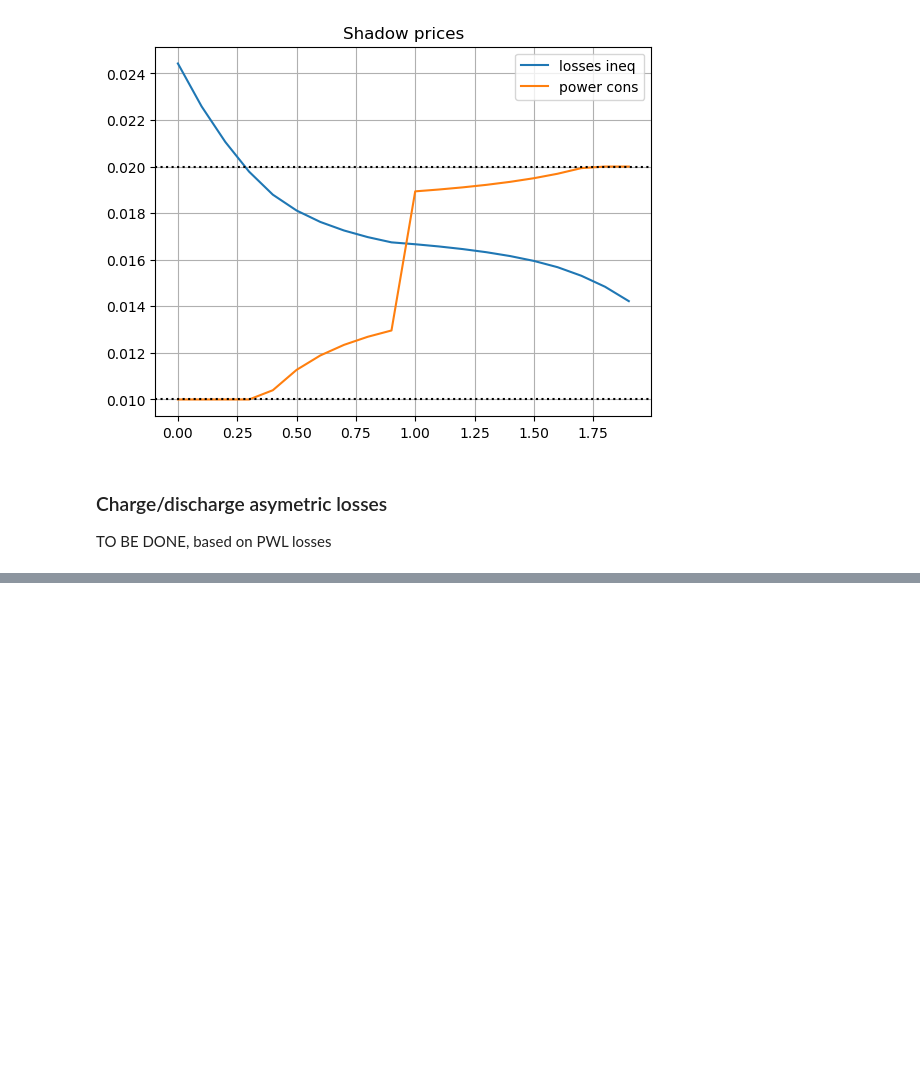
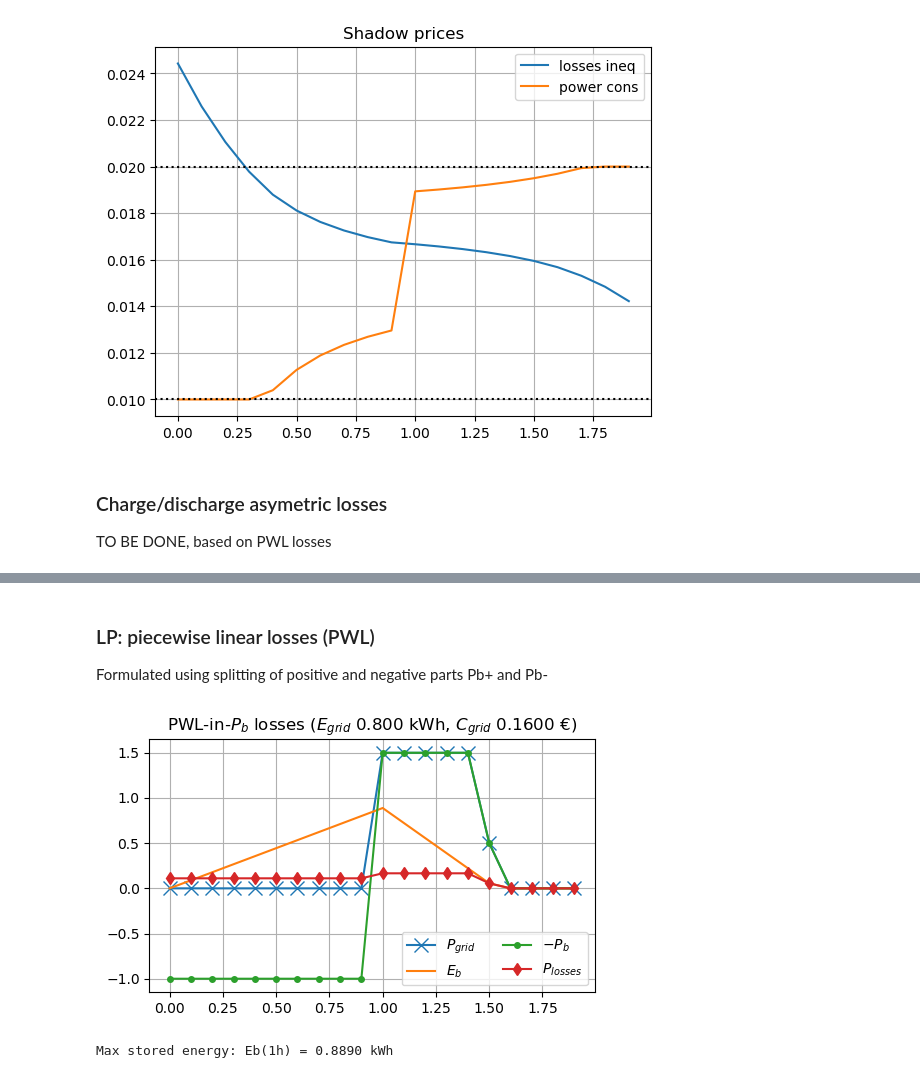
Before and after one commit to pierre-haessig/convex-storage-loss, a Jupyter notebook: Energy_management_Convex_losses.ipynb, the cells around one changed output, grey strips where cells are left out. Saved outputs shown, nothing was run; the diff lists cells and outputs as text; code cells hidden in the pictures; blank space fills up the shorter version.

```diff
--- a/Energy_management_Convex_losses.ipynb
+++ b/Energy_management_Convex_losses.ipynb
@@ -505,0 +704,29 @@ TO BE DONE, based on PWL losses
+# %% [markdown]
+### LP: piecewise linear losses (PWL)
+
+Formulated using splitting of positive and negative parts Pb+ and Pb-
+# %%
+m = prod_shift_base(ECOS.Optimizer, split_Pb=true)
+
+# PWL losses
+c = 0.111
+@constraint(m, losses, m[:P_losses] .== c*m[:Pb_pos] + c*m[:Pb_neg])
+
+# small penalty: sell as early as possible
+seq0_1 = (0:n-1)/(n-1) # increasing sequence from 0 to 1 on k=1:n
+discount = seq0_1 * 1e-5
+penal = sum(m[:P_grid] .* discount)
+
+# Redefine the objective to add the penalty:
+@objective(m, Max, m[:C_grid] - penal)
+
+optimize!(m)
+
+prod_plot(m, "PWL-in-\$P_b\$ losses")
+@printf("Max stored energy: Eb(1h) = %.4f kWh", value(m[:Eb][n÷2+1]))
+
+savefig("scenario plots/prod_shift_PWL.pdf")
+savefig("scenario plots/prod_shift_PWL.png", dpi=300)
+# %% [output]
+[figure, added]
+Max stored energy: Eb(1h) = 0.8890 kWh
```
Also changed, not shown: parts of 49 cells of this notebook, 1 other file.
